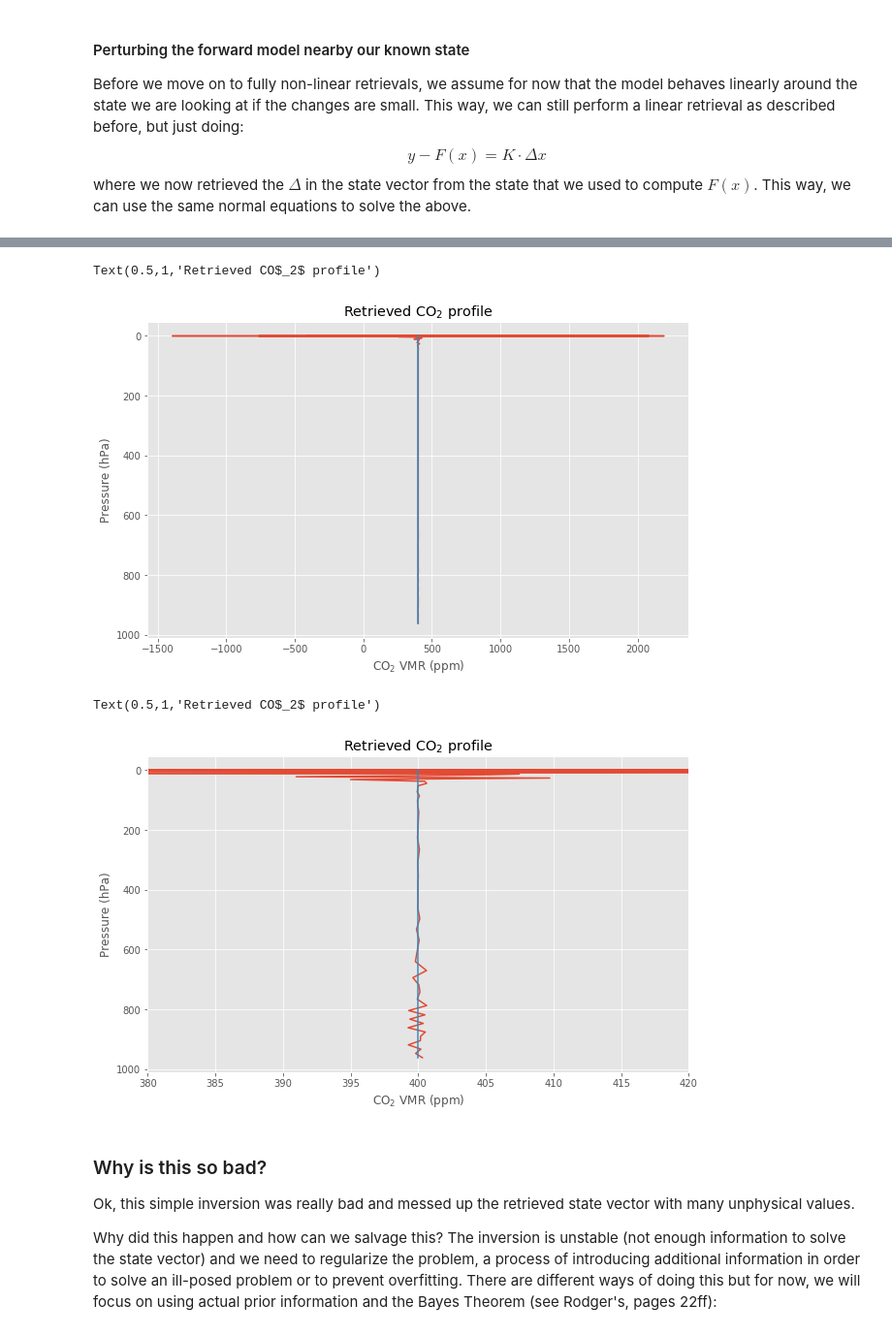
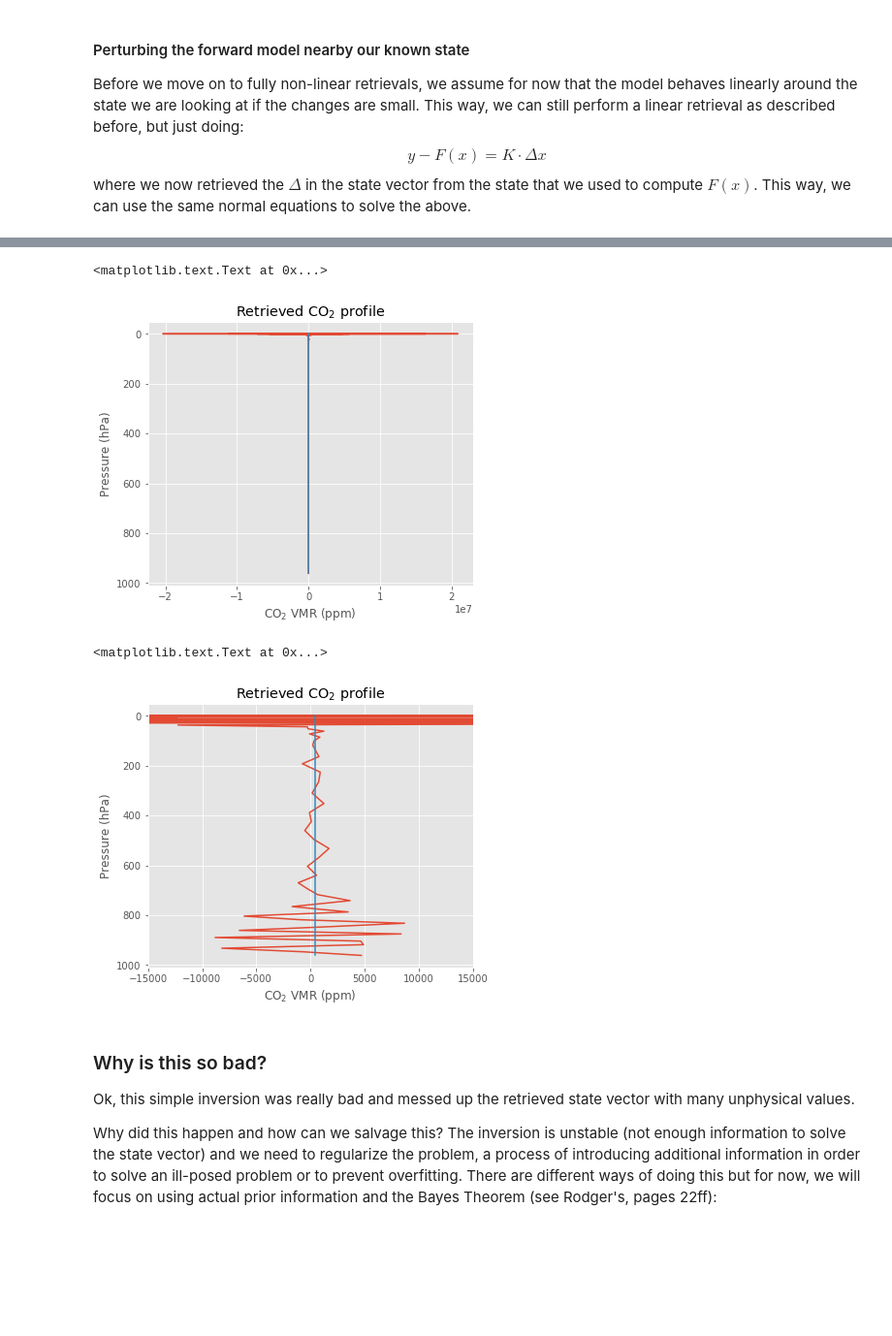
Before and after one commit to cfranken/ESE156, a Jupyter notebook: Week2/notebooks/ESE156_Example5_TCCON-like-retrieval.ipynb, the cells around one changed output, grey strips where cells are left out. Shown: that part at 97% size. Cells and saved outputs as stored; diff of their text form; code cells hidden in the pictures; blank space fills up the shorter version.

```diff
--- a/Week2/notebooks/ESE156_Example5_TCCON-like-retrieval.ipynb
+++ b/Week2/notebooks/ESE156_Example5_TCCON-like-retrieval.ipynb
@@ -271,4 +271,5 @@ invSe = np.zeros((len(nuo),len(nuo)))
 for i in np.arange(0,len(nuo),1):
    invSe[i,i]=1./(noise**2)
 
-delta_x = np.linalg.inv(K.T.dot(invSe).dot(K)).dot(K.T).dot(F2-F1)
+delta_x = np.linalg.inv(K.T.dot(invSe).dot(K)).dot(K.T).dot(invSe).dot(F2-F1)
+print(h[0:72].T.dot(delta_x[0:72]))
@@ -280,19 +294,19 @@ plt.ylabel('Pressure (hPa)')
 plt.xlabel('CO$_2$ VMR (ppm)')
 plt.title('Retrieved CO$_2$ profile')
 # %% [output]
-Text(0.5,1,'Retrieved CO$_2$ profile')
+<matplotlib.text.Text at 0x...>
-[figure, old version]
+[figure, new version]
 # %%
 plt.plot((x[0:72]+delta_x[0:72])*1e6, pressure)
 plt.plot((x[0:72]*1e6), pressure)
 plt.gca().invert_yaxis()
 plt.ylabel('Pressure (hPa)')
 plt.xlabel('CO$_2$ VMR (ppm)')
-plt.xlim((380,420))
+plt.xlim((-15000,15000))
 plt.title('Retrieved CO$_2$ profile')
 # %% [output]
-Text(0.5,1,'Retrieved CO$_2$ profile')
+<matplotlib.text.Text at 0x...>
-[figure, old version]
+[figure, new version]
 # %% [markdown]
 ### Why is this so bad?
 Ok, this simple inversion was really bad and messed up the retrieved state vector with many unphysical values.
```
Also changed, not shown: parts of 9 cells of this notebook.
